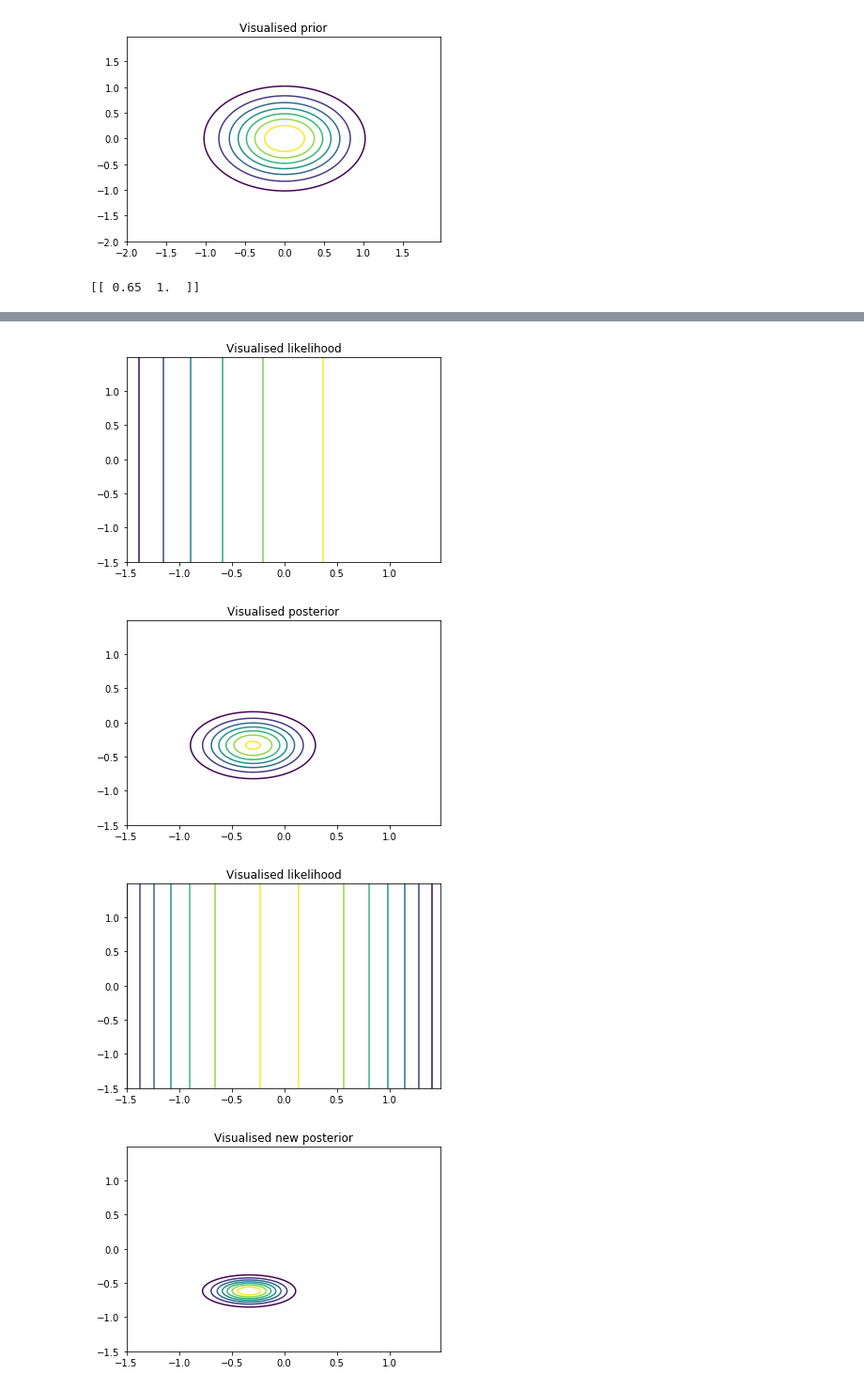
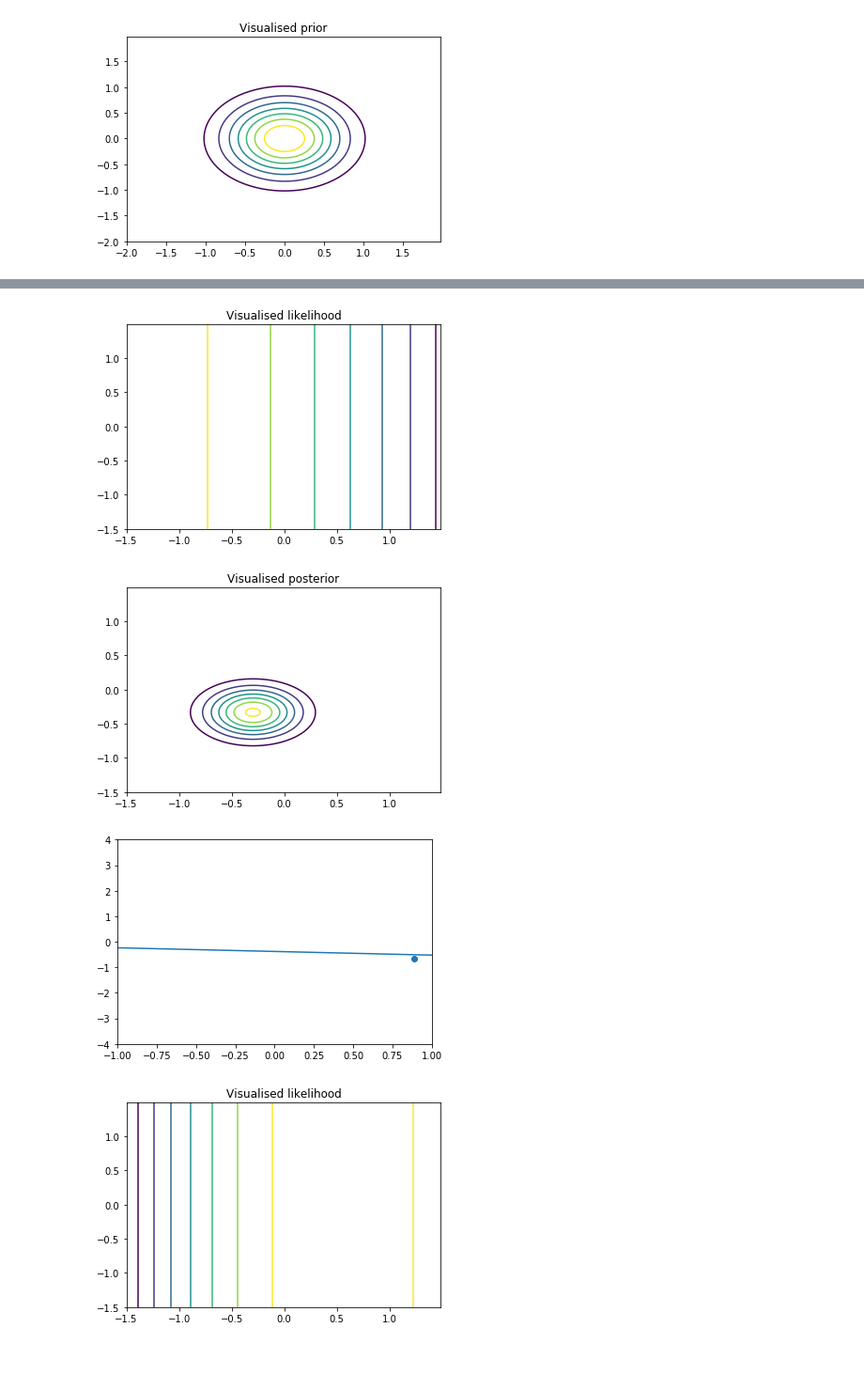
Before and after one commit to Aidan-acad/machineLearningjupNote, a Jupyter notebook: Machine Learning Coursework.ipynb, the cells around one changed output, grey strips where cells are left out. Shown: that part at 94% size. Cells and saved outputs as stored; diff of their text form; code cells hidden in the pictures; blank space fills up the shorter version.

```diff
--- a/Machine Learning Coursework.ipynb
+++ b/Machine Learning Coursework.ipynb
@@ -39,6 +39,7 @@ xSamp = xSamp.T
 #print(np.shape(sample))
 #print(res)
 Yi = -1.3*0.89 + 0.5
+oldY = Yi
 #print(Yi)
 Likelihood = mlab.normpdf(X,res,beta)
 Sn = np.linalg.inv(np.linalg.inv(0.5*np.identity(2)) + beta*xSamp.T.dot(xSamp))
@@ -46,8 +47,12 @@ Sn = np.linalg.inv(np.linalg.inv(0.5*np.identity(2)) + beta*xSamp.T.dot(xSamp))
 Mn = Sn.dot(np.linalg.inv(0.5*np.identity(2)).dot([0,0]) + beta*xSamp.T.dot([Yi]))
 #print(Mn)
 Posterior = (mlab.bivariate_normal(X,Y,Sn[0,0],Sn[1,1],Mn[0],Mn[1]))
+newW = np.random.multivariate_normal(Mn,Sn)
+#print(newW)
+sampY = [newW[0]*(-1) + newW[1],newW[0]*(1) + newW[1]]
 #Posterior = (Likelihood * Prior)
 #Posterior = mlab.bivariate_normal(X,Y,0.26195473,0.26195473,0.11032092,0.11032092,-0.23804527)
+
 
 plt.figure()
 cs = plt.contour(X,Y,Prior)
@@ -58,41 +63,102 @@ plt.title('Visualised likelihood')
 plt.figure()
 cs3 = plt.contour(X,Y,Posterior)
 plt.title('Visualised posterior')
+plt.figure()
+plt.axis([-1,1,-4,4])
+plt.plot([-1,1],[sampY[0],sampY[1]])
+plt.scatter(0.89,Yi)
+
 #likelihood = N(x|wT phi(x),beta)
 sample = np.random.multivariate_normal([0,0],0.5 * np.identity(2))
 #x = np.arange(-2.0, 2.0, delta)
 #y = np.arange(-2.0, 2.0, delta)
 #X, Y = np.meshgrid(x, y)
 #Prior = mlab.bivariate_normal(X, Y, 0.5, 0.5, 0.0, 0.0)
 beta = (1/0.3)**2
 sample = np.reshape(sample,(-1,1))
 sample = np.transpose(sample)
 xSamp = [-0.65,1]
-Yi = -1.3*xSamp[1] + 0.5
+Yi = -1.3*xSamp[0] + 0.5
+oldY2 = Yi
 xSamp = np.reshape(xSamp,(-1,1))
 res = np.dot(sample, xSamp)
 xSamp = xSamp.T
-print(xSamp)
+#print(xSamp)
 
 #print(np.shape(sample))
 #print(res)
 Likelihood = mlab.normpdf(X,res,beta)
 Sn = np.linalg.inv(np.linalg.inv([Sn[0,0],Sn[1,1]]*np.identity(2)) + beta*xSamp.T.dot(xSamp))
 Mn = Sn.dot(np.linalg.inv([Sn[0,0],Sn[1,1]]*np.identity(2)).dot(Mn) + beta*xSamp.T.dot([Yi]))
 #Posterior = Likelihood * Posterior
 Posterior = (mlab.bivariate_normal(X,Y,Sn[0,0],Sn[1,1],Mn[0],Mn[1]))
+newW = np.random.multivariate_normal(Mn,Sn)
+newW2 = np.random.multivariate_normal(Mn,Sn)
+
+sampY = [newW[0]*(-1) + newW[1],newW[0]*(1) + newW[1]]
+sampY2 = [newW2[0]*(-1) + newW2[1],newW2[0]*(1) + newW2[1]]
+
 
 plt.figure()
 cs5 = plt.contour(X,Y,Likelihood)
 plt.title('Visualised likelihood')
 plt.figure()
 cs6 = plt.contour(X,Y,Posterior)
 plt.title('Visualised new posterior')
+plt.figure()
+plt.axis([-1,1,-4,4])
+plt.plot([-1,1],[sampY[0],sampY[1]],'r')
+plt.plot([-1,1],[sampY2[0],sampY2[1]],'b')
+plt.scatter(-0.65,oldY2)
+plt.scatter(0.89,oldY)
 plt.show()
+
+#likelihood = N(x|wT phi(x),beta)
+sample = np.random.multivariate_normal([0,0],0.5 * np.identity(2))
+#x = np.arange(-2.0, 2.0, delta)
+#y = np.arange(-2.0, 2.0, delta)
+#X, Y = np.meshgrid(x, y)
+#Prior = mlab.bivariate_normal(X, Y, 0.5, 0.5, 0.0, 0.0)
+beta = (1/0.3)**2
+sample = np.reshape(sample,(-1,1))
+sample = np.transpose(sample)
+xSamp = [0.2,1]
+Yi = -1.3*xSamp[0] + 0.5
+xSamp = np.reshape(xSamp,(-1,1))
+res = np.dot(sample, xSamp)
+xSamp = xSamp.T
+#print(xSamp)
+
+#print(np.shape(sample))
+#print(res)
+Likelihood = mlab.normpdf(X,res,beta)
+Sn = np.linalg.inv(np.linalg.inv([Sn[0,0],Sn[1,1]]*np.identity(2)) + beta*xSamp.T.dot(xSamp))
+Mn = Sn.dot(np.linalg.inv([Sn[0,0],Sn[1,1]]*np.identity(2)).dot(Mn) + beta*xSamp.T.dot([Yi]))
+#Posterior = Likelihood * Posterior
+Posterior = (mlab.bivariate_normal(X,Y,Sn[0,0],Sn[1,1],Mn[0],Mn[1]))
+newW = np.random.multivariate_normal(Mn,Sn)
+newW2 = np.random.multivariate_normal(Mn,Sn)
+
+sampY = [newW[0]*(-1) + newW[1],newW[0]*(1) + newW[1]]
+sampY2 = [newW2[0]*(-1) + newW2[1],newW2[0]*(1) + newW2[1]]
+
+plt.figure()
+cs7 = plt.contour(X,Y,Likelihood)
+plt.title('Visualised likelihood')
+plt.figure()
+cs8 = plt.contour(X,Y,Posterior)
+plt.title('Visualised new posterior')
+plt.figure()
+plt.axis([-1,1,-4,4])
+plt.plot([-1,1],[sampY[0],sampY[1]],'r')
+plt.plot([-1,1],[sampY2[0],sampY2[1]],'b')
+plt.scatter(-0.65,oldY2)
+plt.scatter(0.89,oldY)
+plt.scatter(0.2,Yi)
+plt.show()
 # %% [output]
-[[ 0.65  1.  ]]
 [figure]
-[figure, old version]
+[figure, new version]
 [figure]
-[figure, old version]
+[figure, new version]
-[figure, old version]
+[figure, new version]
```
Also changed, not shown: parts of 1 cell of this notebook.
